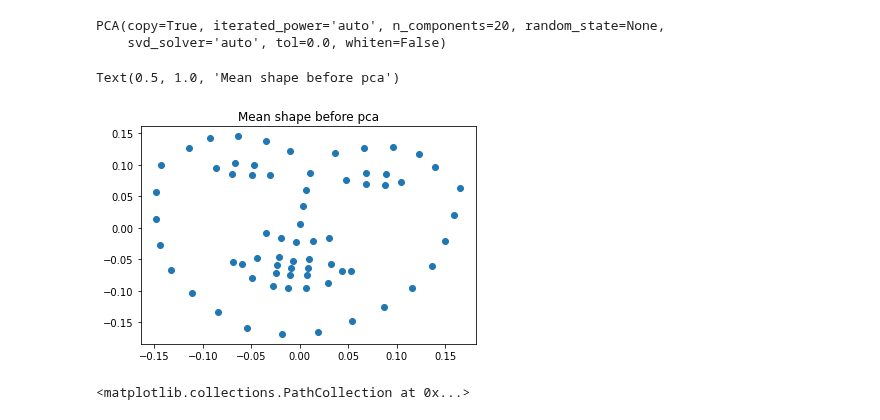
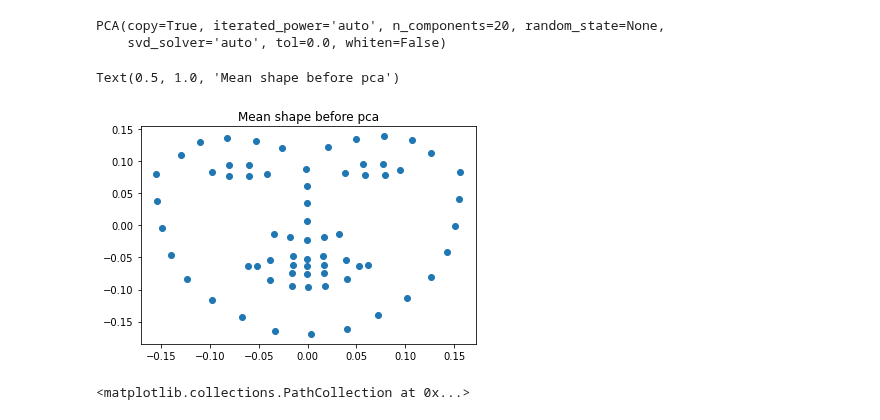
Before and after one commit to Pengchengzhi/Face-Alignment-DRF, a Jupyter notebook: Procruses_Analysis.ipynb, the cells around one changed output. Drawn from its saved outputs; the diff is of its cells as text; code cells hidden in the pictures.

```diff
--- a/Procruses_Analysis.ipynb
+++ b/Procruses_Analysis.ipynb
@@ -48,6 +48,8 @@ for i in range(68):
 [figure]
 # %%
 # mean shape
+mean_shape_original = np.zeros(136)
+
 xbar = [0]*68
 ybar = [0]*68
 for i in range(68):
@@ -60,6 +62,8 @@ for i in range(68):
     j+=1
   xbar[i] = x/2000
   ybar[i] = 224-y/2000
+  mean_shape_original[2*i] = x/2000
+  mean_shape_original[2*i+1] = 224-y/2000
 plt.scatter(xbar,ybar)
 plt.title('Mean Face, Helen Dataset')
 # %% [output]
@@ -75,29 +81,16 @@ for key in htrain_pts.keys():
   i+=1
 # %%
 alligned = train_pts_arr.copy()
-x0 = train_pts_arr[0,:,:]
-x1 = train_pts_arr[1,:,:]
-m1,m2,_ = procrustes(x0,x1)
-alligned[0,:,:] = m1
-alligned[1,:,:] = m2
-n_epochs = 200
+n_epochs = 100
 
 align_err = np.zeros(n_epochs)
 for epoch in range(n_epochs):
 
-  # Allign all shape with x_0
-  for i in range(1,len(htrain_pts)): # 1,2,3...1999
-    _, alligned[i,:,:], err = procrustes(alligned[0,:,:],alligned[i,:,:])
+  # Allign all shape with mean shape
+  mean = np.sum(alligned,axis=0)/len(htrain_pts)
+  for i in range(len(htrain_pts)): # 0,1,2,3...1999
+    _, alligned[i,:,:], err = procrustes(mean,alligned[i,:,:])
     align_err[epoch]+=err
-
-  # Calculate mean and allign mean with x_0
-  mean = np.sum(alligned,axis=0)/len(htrain_pts)
-  _, amean, _ = procrustes(m1,mean)
-
-  # Allign all shape to the adjusted mean
-  for i in range(1,len(htrain_pts)): # 1,2,3...1999
-    b = alligned[i,:,:]
-    _, alligned[i,:,:], _ = procrustes(amean,alligned[i,:,:])
 
 
   if (epoch+1)%20 == 0:
@@ -126,6 +114,7 @@ ndim = 20
 # %%
 data_pca = alligned.reshape(len(train_pts_arr),-1) #(2000, 136)
 mean_shape = np.sum(data_pca,axis=0)/len(train_pts_arr)
+mean_shape[1::2]=-mean_shape[1::2]
 pca = PCA(n_components=ndim)
 pca.fit(data_pca)
 # %% [output]
@@ -134,11 +123,11 @@ PCA(copy=True, iterated_power='auto', n_components=20, random_state=None,
 # %%
 x = mean_shape[::2]
 y = mean_shape[1::2]
-plt.scatter(x,-y)
+plt.scatter(x,y)
 plt.title('Mean shape before pca')
 # %% [output]
 Text(0.5, 1.0, 'Mean shape before pca')
-[figure, old version]
+[figure, new version]
 # %%
 plt.scatter(np.arange(1,ndim+1), pca.explained_variance_ratio_)
 # %% [output]
```
Also changed, not shown: parts of 10 cells of this notebook.
